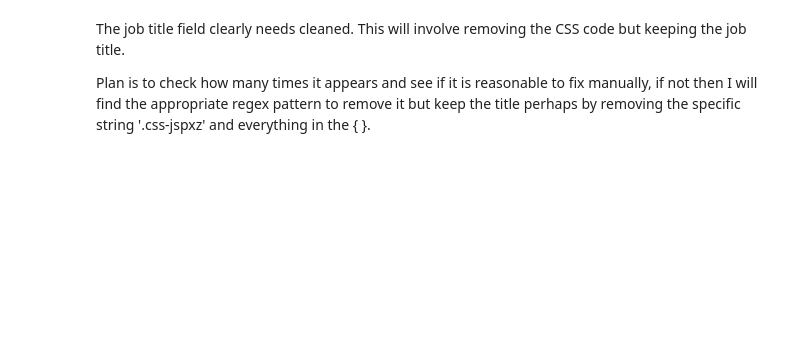
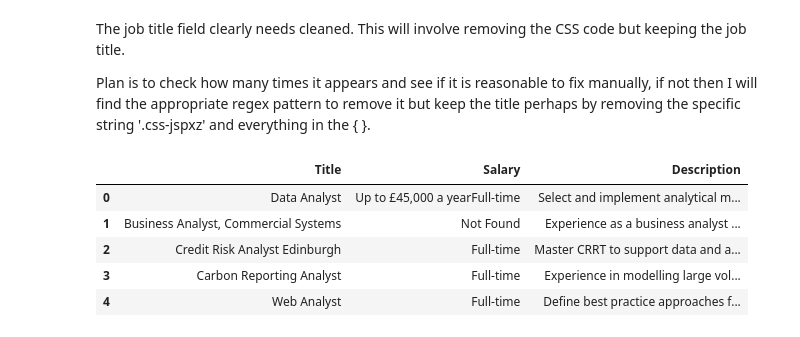
Before and after one commit to Arch200/JobBoardAnalysis, a Jupyter notebook: JobBoardAnalysis.ipynb, the cells around one changed output. Saved outputs shown, nothing was run; the diff lists cells and outputs as text; code cells hidden in the pictures; blank space fills up the shorter version.

Commit message:
Fixed the css in the job title field using some regex expressions and the istitle function

```diff
--- a/JobBoardAnalysis.ipynb
+++ b/JobBoardAnalysis.ipynb
@@ -149,3 +162,16 @@ indeeddf.head()
 The job title field clearly needs cleaned. This will involve removing the CSS code but keeping the job title.
 
 Plan is to check how many times it appears and see if it is reasonable to fix manually, if not then I will find the appropriate regex pattern to remove it but keep the title perhaps by removing the specific string '.css-jspxz' and everything in the { }.
+# %%
+indeeddf['Title'] = indeeddf['Title'].str.replace(r'\{(.*?)\}' ,' ') #removes { } and everything within them
+indeeddf['Title'] = indeeddf['Title'].str.replace(r'([^\w]*css-jspxzf[^\w]*)+|[|\\^&\r\n]+', ' ') #removes exact string css-jspxzf
+indeeddf.loc[:,'Title'] = indeeddf['Title'].apply(lambda title: ' '.join([w for w in title.split() if w.istitle()])) #gets rid of all non-capitalised words
+# %%
+indeeddf.head()
+# %% [output]
+|  | Title | Salary | Description |
+| 0 | Data Analyst | Up to £45,000 a yearFull-time | Select and implement analytical m... |
+| 1 | Business Analyst, Commercial Systems | Not Found | Experience as a business analyst ... |
+| 2 | Credit Risk Analyst Edinburgh | Full-time | Master CRRT to support data and a... |
+| 3 | Carbon Reporting Analyst | Full-time | Experience in modelling large vol... |
+| 4 | Web Analyst | Full-time | Define best practice approaches f... |
```
Also changed, not shown: parts of 5 cells of this notebook.
